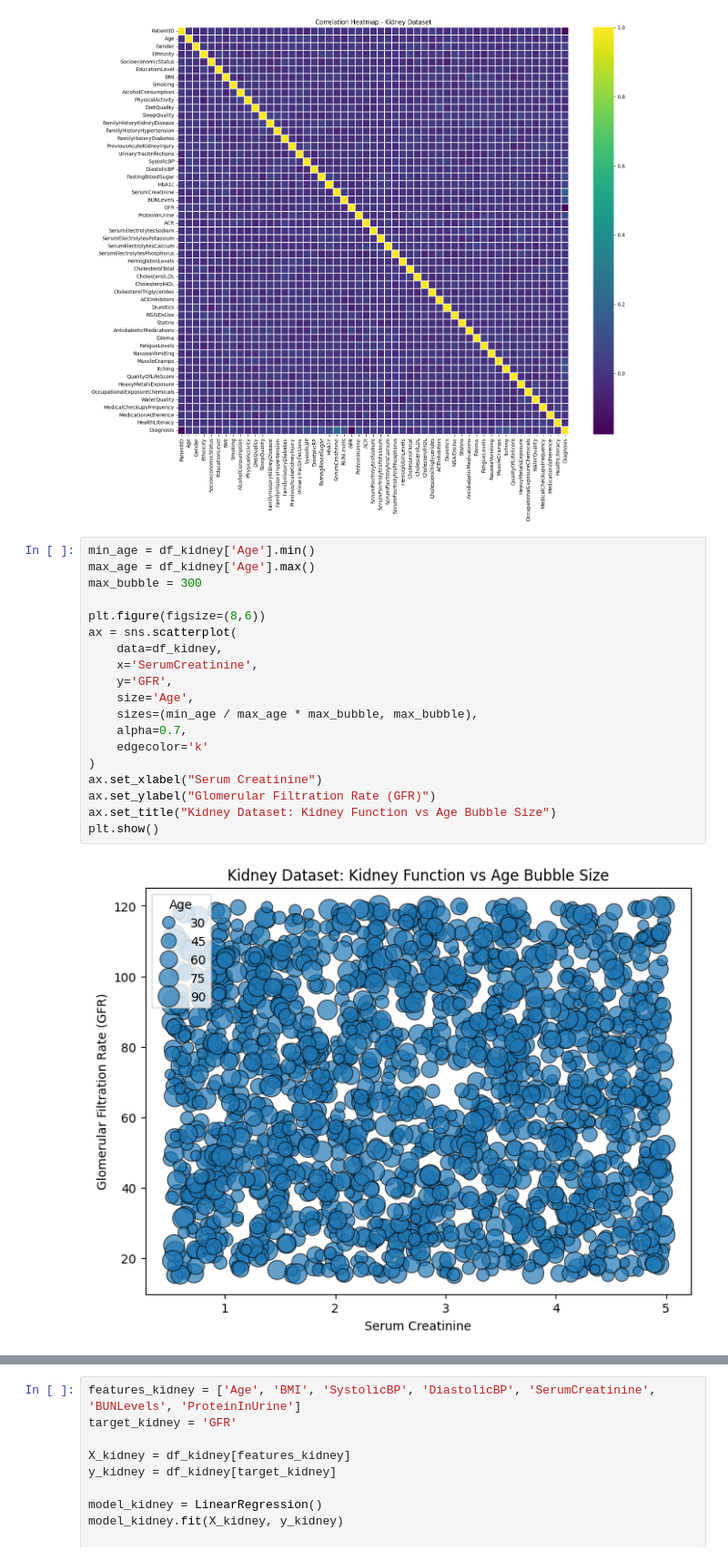
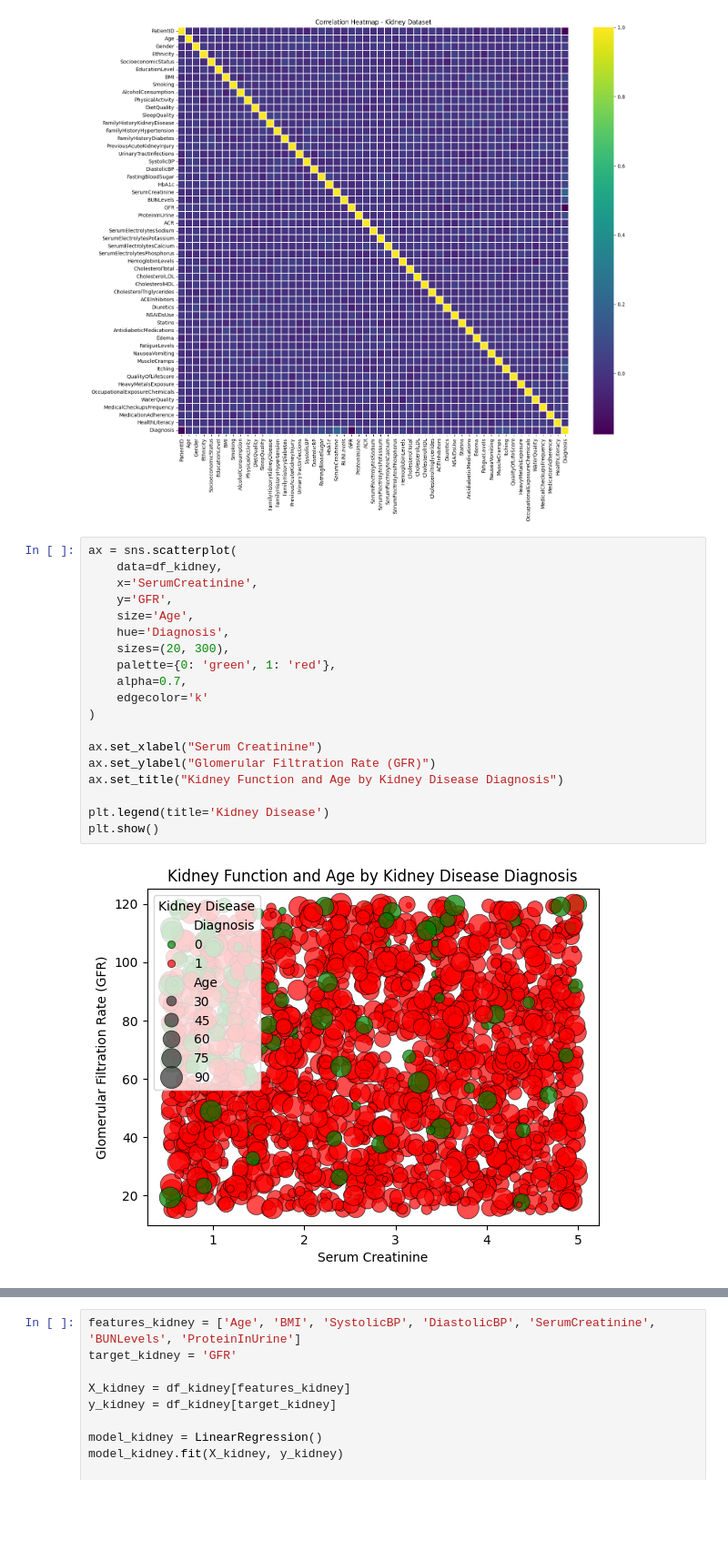
Before and after one commit to ellethibedeau/Mod2-ElleThibedeau, a Jupyter notebook: Week9.ipynb, the cells around one changed output, grey strips where cells are left out. Shown at 91% size. Drawn from its saved outputs; the diff is of its cells as text; blank space fills up the shorter version.

```diff
--- a/Week9.ipynb
+++ b/Week9.ipynb
@@ -366,26 +369,26 @@ plt.show()
 # %% [output]
 [figure]
 # %%
-min_age = df_kidney['Age'].min()
-max_age = df_kidney['Age'].max()
-max_bubble = 300
-
-plt.figure(figsize=(8,6))
 ax = sns.scatterplot(
     data=df_kidney,
     x='SerumCreatinine',
     y='GFR',
     size='Age',
-    sizes=(min_age / max_age * max_bubble, max_bubble),
+    hue='Diagnosis',
+    sizes=(20, 300),
+    palette={0: 'green', 1: 'red'},
     alpha=0.7,
     edgecolor='k'
 )
+
 ax.set_xlabel("Serum Creatinine")
 ax.set_ylabel("Glomerular Filtration Rate (GFR)")
-ax.set_title("Kidney Dataset: Kidney Function vs Age Bubble Size")
+ax.set_title("Kidney Function and Age by Kidney Disease Diagnosis")
+
+plt.legend(title='Kidney Disease')
 plt.show()
 # %% [output]
-[figure, old version]
+[figure, new version]
 # %%
 numeric_cols = [
     'Age', 'BMI', 'SerumCreatinine', 'GFR', 'SystolicBP', 'DiastolicBP',
```
Also changed, not shown: parts of 8 cells of this notebook, 2 other files.
